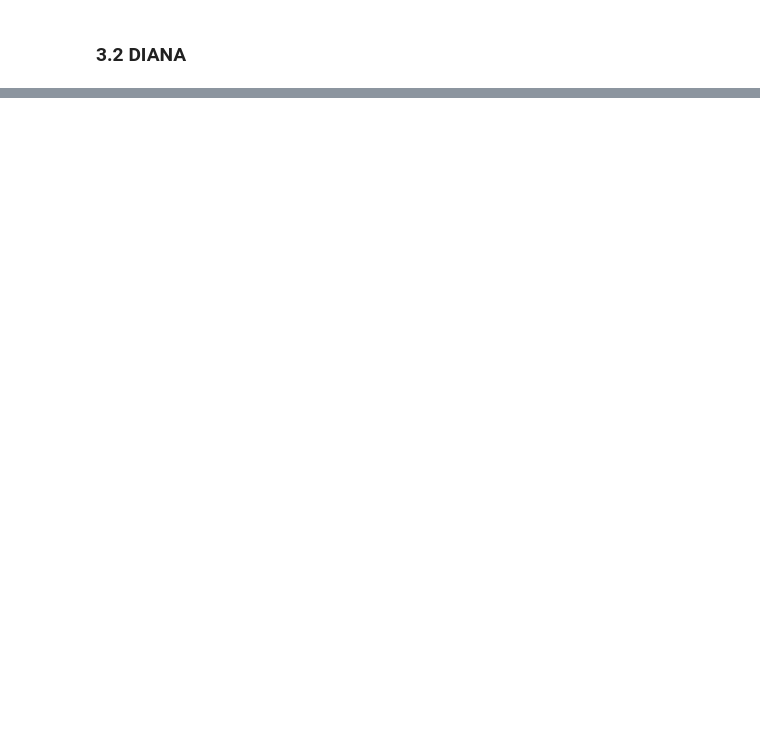
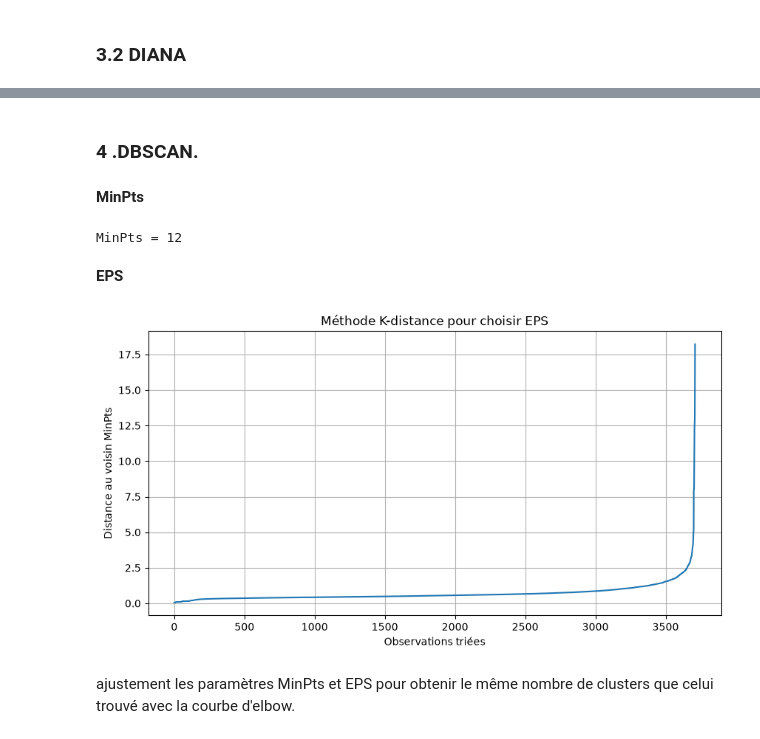
Before and after one commit to DjadiImane/tp-data-mining, a Jupyter notebook: TP3/tp3.ipynb, the cells around one changed output, grey strips where cells are left out. Saved outputs shown, nothing was run; the diff lists cells and outputs as text; code cells hidden in the pictures; blank space fills up the shorter version.

```diff
--- a/TP3/tp3.ipynb
+++ b/TP3/tp3.ipynb
@@ -249,0 +274,34 @@ print(pd.Series(clusters_diana).value_counts().sort_index())
+# %% [markdown]
+### 4 .DBSCAN.
+# %% [markdown]
+ **MinPts**
+# %%
+n_features = scaled_dataset.shape[1]
+
+min_pts = 2 * n_features
+print("MinPts =", min_pts)
+# %% [output]
+MinPts = 12
+# %% [markdown]
+**EPS**
+# %%
+voisins = NearestNeighbors(n_neighbors=min_pts)
+voisins.fit(scaled_dataset)
+
+distances, indices = voisins.kneighbors(scaled_dataset)
+
+distances_triees = np.sort(distances[:, -1])
+
+plt.figure(figsize=(10, 5))
+plt.plot(distances_triees)
+plt.xlabel("Observations triées")
+plt.ylabel("Distance au voisin MinPts")
+plt.title("Méthode K-distance pour choisir EPS")
+plt.grid()
+plt.show()
+# %% [output]
+[figure, added]
+# %% [markdown]
+ajustement les paramètres MinPts et EPS
+pour obtenir le même nombre de clusters que celui trouvé avec la courbe
+d'elbow.
```
Also changed, not shown: parts of 28 cells of this notebook.
